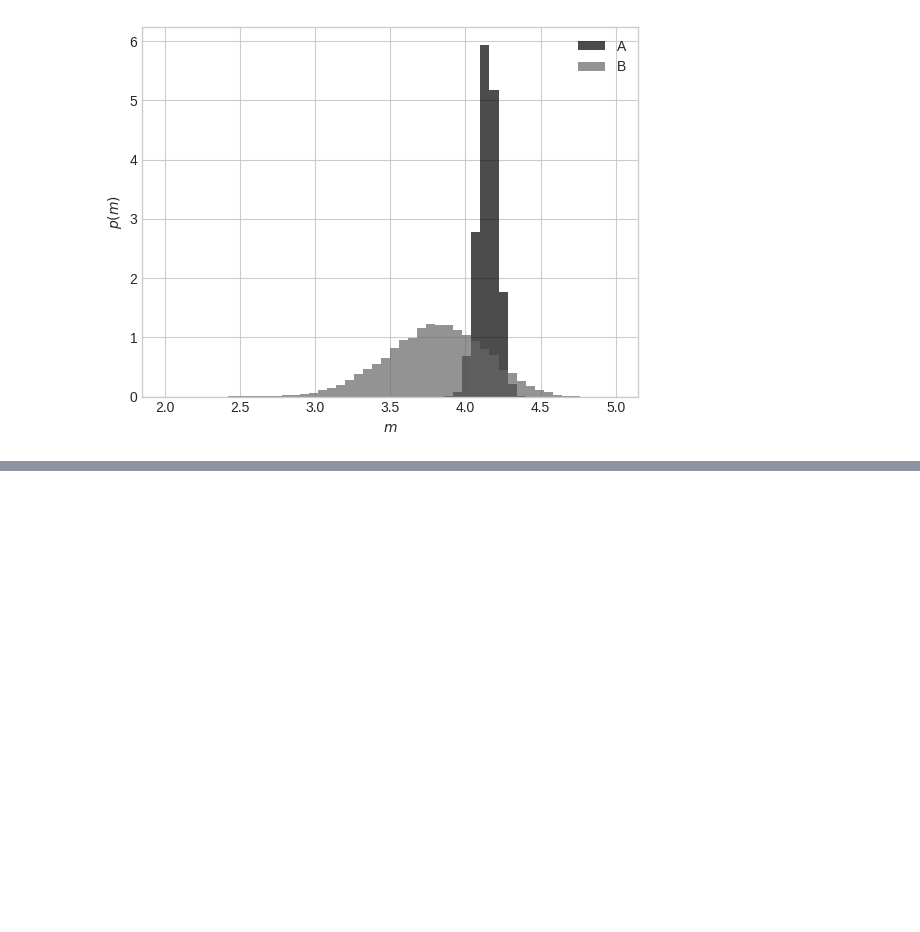
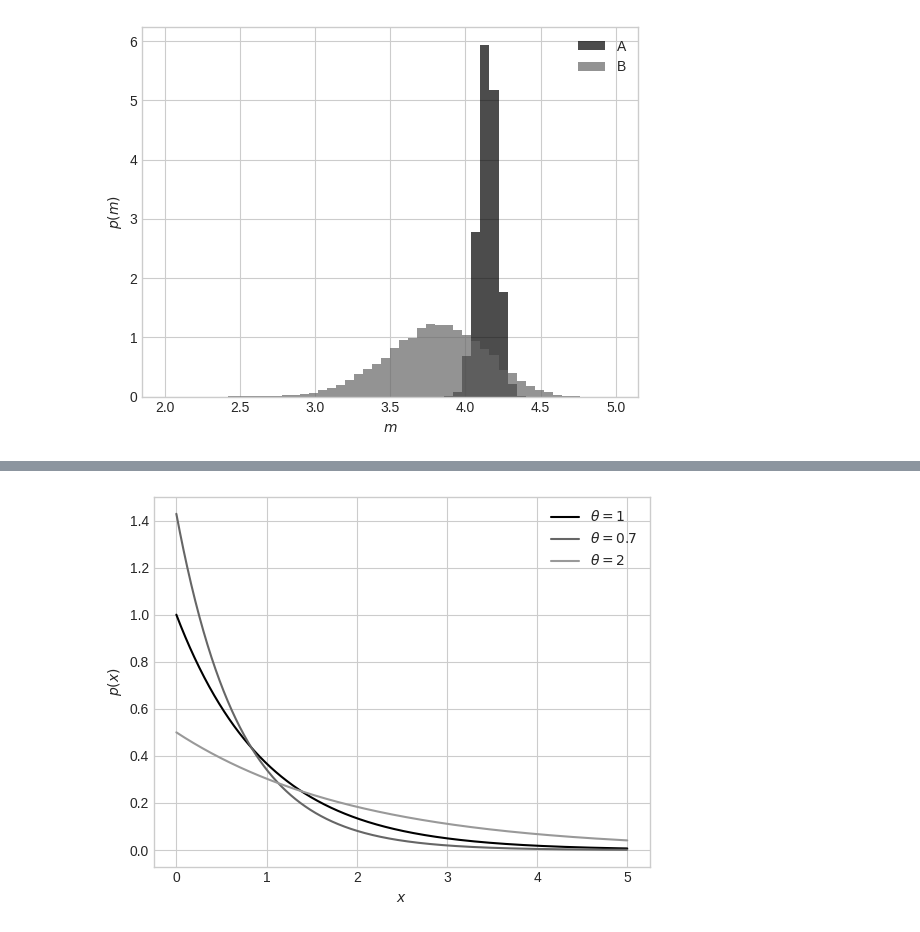
Before and after one commit to yuji-sgs/web-optimization, a Jupyter notebook: chapter2.ipynb, the cells around one changed output, grey strips where cells are left out. Drawn from its saved outputs; the diff is of its cells as text; code cells hidden in the pictures; blank space fills up the shorter version.

```diff
--- a/chapter2.ipynb
+++ b/chapter2.ipynb
@@ -191,0 +208,13 @@ plt.show()
+# %%
+# さまざまな指数分布の例
+from scipy import stats
+xs = np.linspace(0, 5, 1001)
+plt.plot(xs, stats.expon.pdf(xs, 0, 1), label=r'$\theta = 1$')
+plt.plot(xs, stats.expon.pdf(xs, 0, 0.7), label=r'$\theta = 0.7$')
+plt.plot(xs, stats.expon.pdf(xs, 0, 2), label=r'$\theta = 2$')
+plt.xlabel(r'$x$')
+plt.ylabel(r'$p(x)$')
+plt.legend()
+plt.show()
+# %% [output]
+[figure, added]
```
Also changed, not shown: parts of 6 cells of this notebook.
